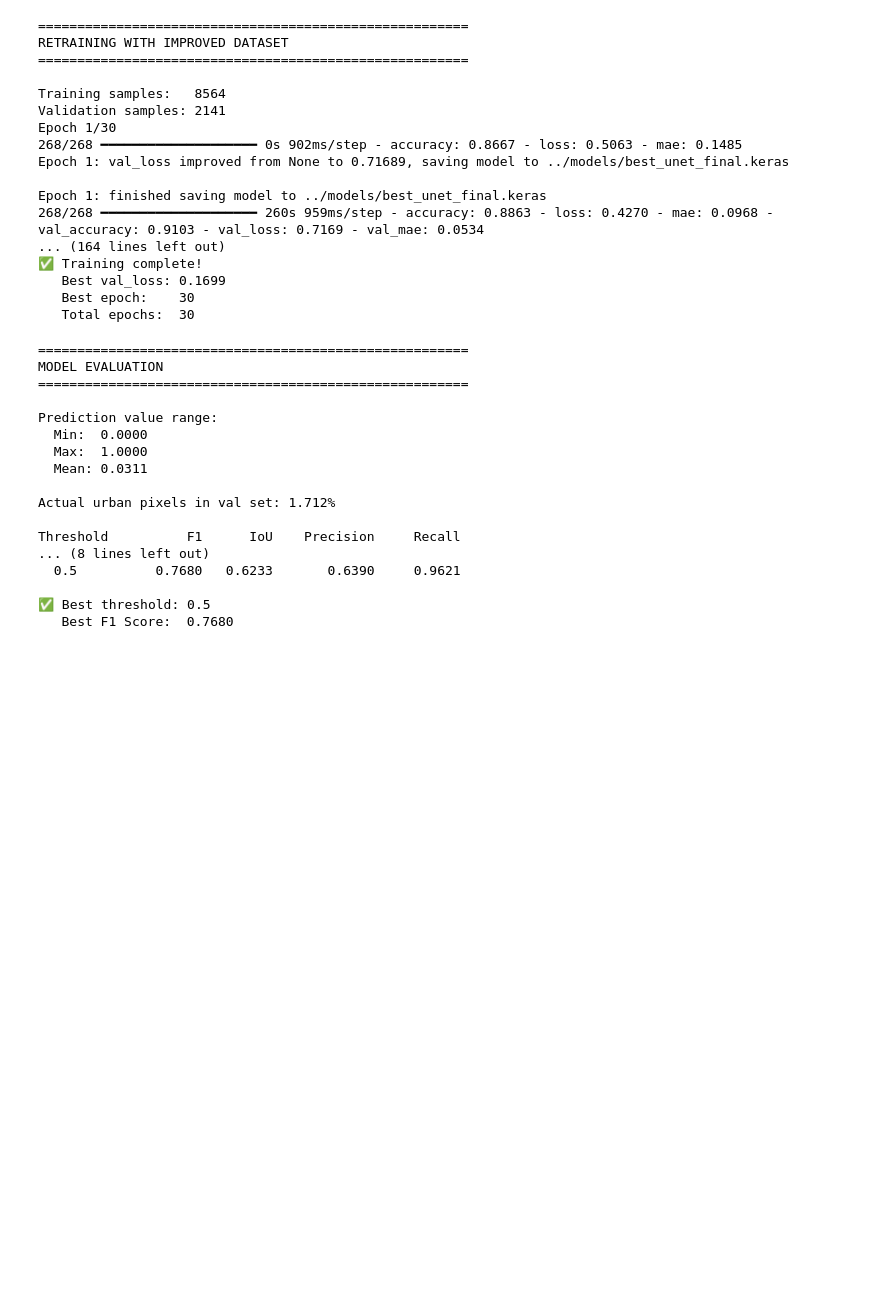
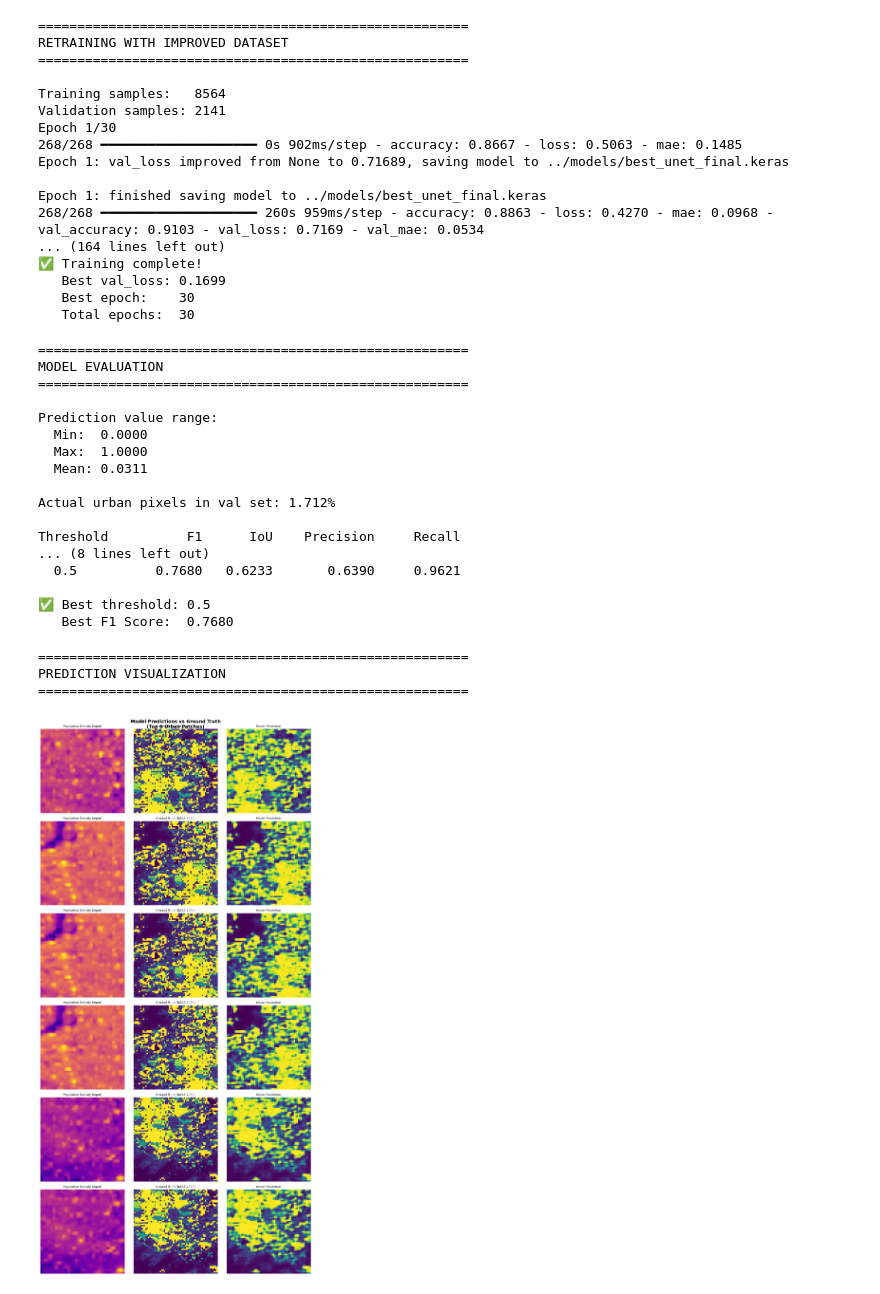
Before and after one commit to saga0302/urban-expansion-prediction, a Jupyter notebook: notebooks/urban_expansion_unet.ipynb, the cells around one changed output. Cells and saved outputs as stored; diff of their text form; code cells hidden in the pictures; blank space fills up the shorter version.

Commit message:
Add prediction visualizations and final results

```diff
--- a/notebooks/urban_expansion_unet.ipynb
+++ b/notebooks/urban_expansion_unet.ipynb
@@ -970,3 +970,70 @@ Threshold          F1      IoU    Precision     Recall
 
 ✅ Best threshold: 0.5
    Best F1 Score:  0.7680
+# %%
+print("=" * 55)
+print("PREDICTION VISUALIZATION")
+print("=" * 55)
+
+BEST_THRESH = 0.5
+
+# Predict on all validation patches
+y_pred = model.predict(X_val, verbose=0)
+
+# Show 6 best examples — patches with most urban content
+urban_content = (y_val > 0.5).mean(axis=(1,2,3))
+top_idx = np.argsort(urban_content)[::-1][:6]
+
+fig, axes = plt.subplots(6, 3, figsize=(12, 24))
+
+for row, idx in enumerate(top_idx):
+    # Input — show population density channel
+    axes[row, 0].imshow(X_val[idx, :, :, 0], cmap='plasma')
+    axes[row, 0].set_title('Population Density (input)', fontsize=9)
+    axes[row, 0].axis('off')
+
+    # Ground truth
+    axes[row, 1].imshow(y_val[idx, :, :, 0], cmap='viridis')
+    axes[row, 1].set_title('Ground Truth (NASA 2030)', fontsize=9)
+    axes[row, 1].axis('off')
+
+    # Prediction
+    axes[row, 2].imshow(y_pred[idx, :, :, 0], cmap='viridis')
+    axes[row, 2].set_title('Model Prediction', fontsize=9)
+    axes[row, 2].axis('off')
+
+plt.suptitle('Model Predictions vs Ground Truth\n(Top 6 Urban Patches)',
+             fontsize=14, fontweight='bold')
+plt.tight_layout()
+plt.savefig('../outputs/figures/03_predictions.png', dpi=150, bbox_inches='tight')
+plt.show()
+print("✅ Figure saved: outputs/figures/03_predictions.png")
+
+# Final metrics summary
+print("\n" + "=" * 55)
+print("FINAL RESULTS SUMMARY")
+print("=" * 55)
+y_pred_binary = (y_pred.flatten() > BEST_THRESH).astype(int)
+y_true_binary = (y_val.flatten() > 0.5).astype(int)
+
+f1  = f1_score(y_true_binary, y_pred_binary, zero_division=0)
+iou = jaccard_score(y_true_binary, y_pred_binary, zero_division=0)
+prec = precision_score(y_true_binary, y_pred_binary, zero_division=0)
+rec  = recall_score(y_true_binary, y_pred_binary, zero_division=0)
+
+print(f"\n  F1 Score:          {f1:.4f}")
+print(f"  Jaccard Index (IoU): {iou:.4f}")
+print(f"  Precision:         {prec:.4f}")
+print(f"  Recall:            {rec:.4f}")
+print(f"  Val Accuracy:      {max(history.history['val_accuracy']):.4f}")
+print(f"  Best Val Loss:     {min(history.history['val_loss']):.4f}")
+print(f"\n  Training patches:  {len(X_train)}")
+print(f"  Validation patches:{len(X_val)}")
+print(f"  Total epochs:      {len(history.history['loss'])}")
+print(f"  Model parameters:  1,948,065")
+print(f"\n✅ Project complete!")
+# %% [output]
+=======================================================
+PREDICTION VISUALIZATION
+=======================================================
+[figure, added]
```
Also changed, not shown: parts of 1 cell of this notebook, 1 other file.
